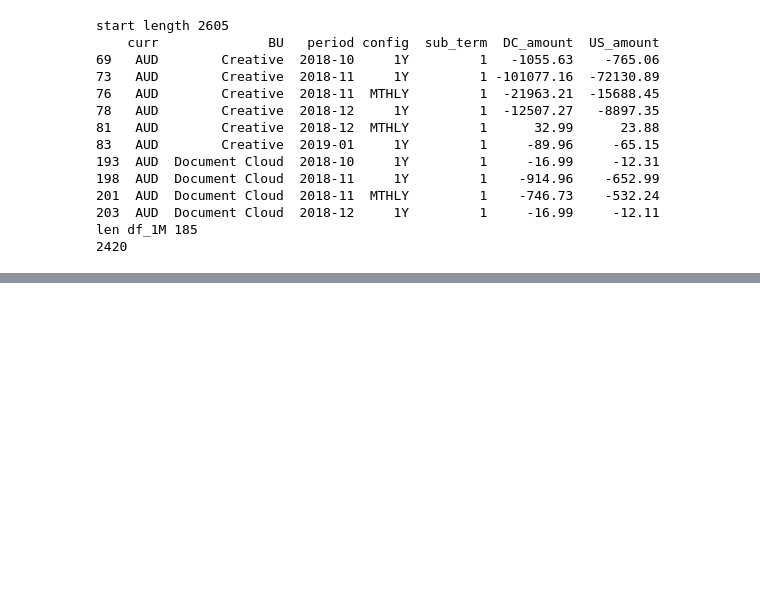
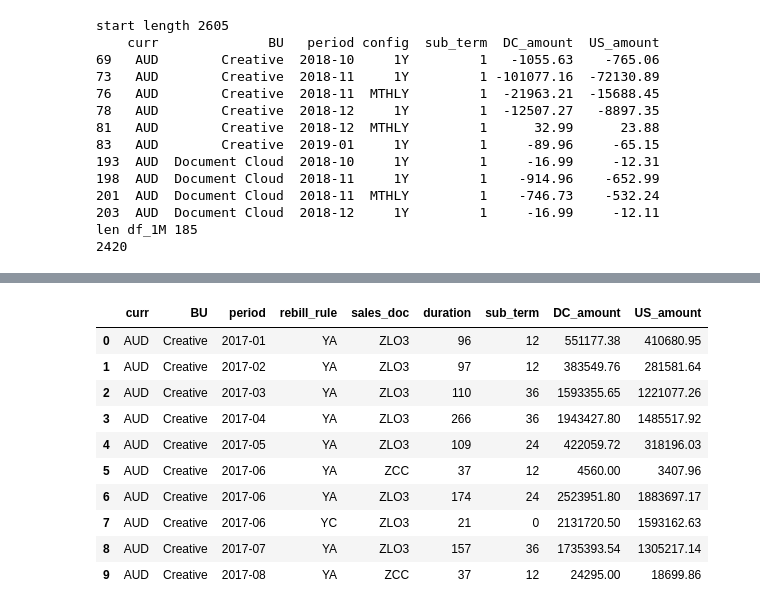
Before and after one commit to davidjsmith44/Deferred_Revenue_Forecast, a Jupyter notebook: notebooks/testing_08_05_20.ipynb, the cells around one changed output, grey strips where cells are left out. Drawn from its saved outputs; the diff is of its cells as text; code cells hidden in the pictures; blank space fills up the shorter version.

Commit message:
working on type D

```diff
--- a/notebooks/testing_08_05_20.ipynb
+++ b/notebooks/testing_08_05_20.ipynb
@@ -338,0 +404,3 @@ Name: config, dtype: int64
+# %%
+dfr_d = dfr[dfr["rev_req_type"] == "D"].copy()
+dfr_d.head(10)
@@ -338,0 +419,15 @@ Name: config, dtype: int64
+# %%
+gb_d = dfr_d.groupby(["curr", "BU", "period", "rebill_rule", "sales_doc"], as_index=False).sum()
+gb_d.head(10)
+# %% [output]
+|  | curr | BU | period | rebill_rule | sales_doc | duration | sub_term | DC_amount | US_amount |
+| 0 | AUD | Creative | 2017-01 | YA | ZLO3 | 96 | 12 | 551177.38 | 410680.95 |
+| 1 | AUD | Creative | 2017-02 | YA | ZLO3 | 97 | 12 | 383549.76 | 281581.64 |
+| 2 | AUD | Creative | 2017-03 | YA | ZLO3 | 110 | 36 | 1593355.65 | 1221077.26 |
+| 3 | AUD | Creative | 2017-04 | YA | ZLO3 | 266 | 36 | 1943427.80 | 1485517.92 |
+| 4 | AUD | Creative | 2017-05 | YA | ZLO3 | 109 | 24 | 422059.72 | 318196.03 |
+| 5 | AUD | Creative | 2017-06 | YA | ZCC | 37 | 12 | 4560.00 | 3407.96 |
+| 6 | AUD | Creative | 2017-06 | YA | ZLO3 | 174 | 24 | 2523951.80 | 1883697.17 |
+| 7 | AUD | Creative | 2017-06 | YC | ZLO3 | 21 | 0 | 2131720.50 | 1593162.63 |
+| 8 | AUD | Creative | 2017-07 | YA | ZLO3 | 157 | 36 | 1735393.54 | 1305217.14 |
+| 9 | AUD | Creative | 2017-08 | YA | ZCC | 37 | 12 | 24295.00 | 18699.86 |
```
Also changed, not shown: parts of 34 cells of this notebook, 5 other files.
